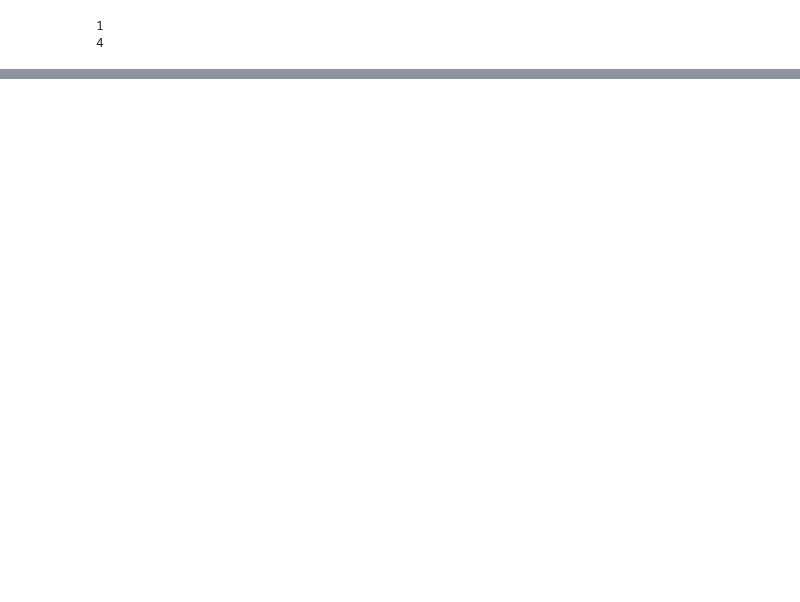
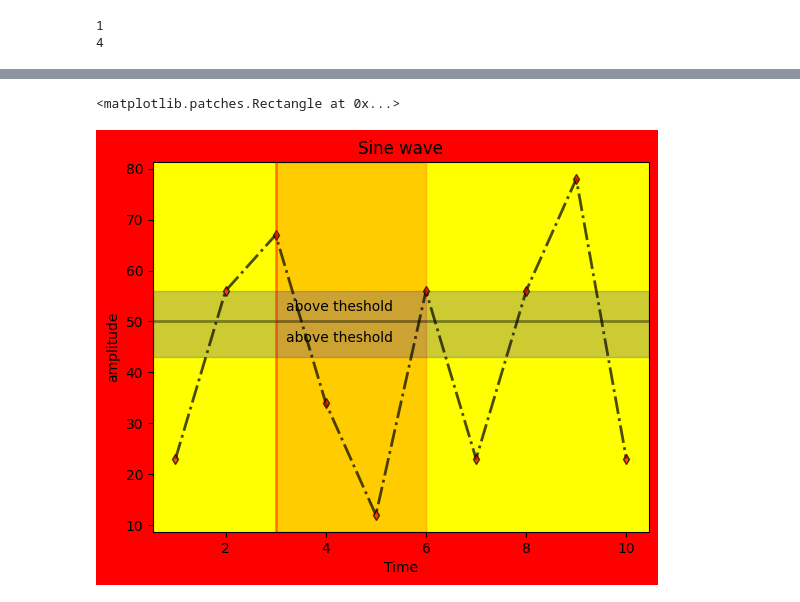
Before and after one commit to muskanlko/python-dataanalytics, a Jupyter notebook: numpy.ipynb, the cells around one changed output, grey strips where cells are left out. Drawn from its saved outputs; the diff is of its cells as text; code cells hidden in the pictures; blank space fills up the shorter version.

```diff
--- a/numpy.ipynb
+++ b/numpy.ipynb
@@ -287,0 +429,31 @@ print(x[:-1,:-1])
+# %%
+fig, ax=plt.subplots()
+fig.set_facecolor('red')
+ax.set_facecolor('yellow')
+ax.set_xlabel('Time')
+ax.set_ylabel('amplitude')
+
+ax.set_title('Sine wave')
+
+x=[1,2,3,4,5,6,7,8,9,10]
+y=[23,56,67,34,12,56,23,56,78,23]
+
+ax.plot(x,y, 'bs-.',linewidth=2,markersize=5,
+        markerfacecolor='red',
+        markeredgecolor='black',
+        markeredgewidth=1,
+        color='black',
+        marker='d',
+        alpha=.7
+        )
+# horizontal line
+ax.axhline(50, linewidth=2,color='black',alpha=.4)
+ax.axvline(3,linewidth=2,color='red',alpha=.4)
+ax.text(3.2,52,'above theshold')
+ax.text(3.2,46,'above theshold')
+# rectangle box
+ax.axvspan(3,6,color='red',alpha=.2)
+ax.axhspan(43,56,color='blue',alpha=.2)
+# %% [output]
+<matplotlib.patches.Rectangle at 0x...>
+[figure, added]
```
Also changed, not shown: parts of 26 cells of this notebook.
